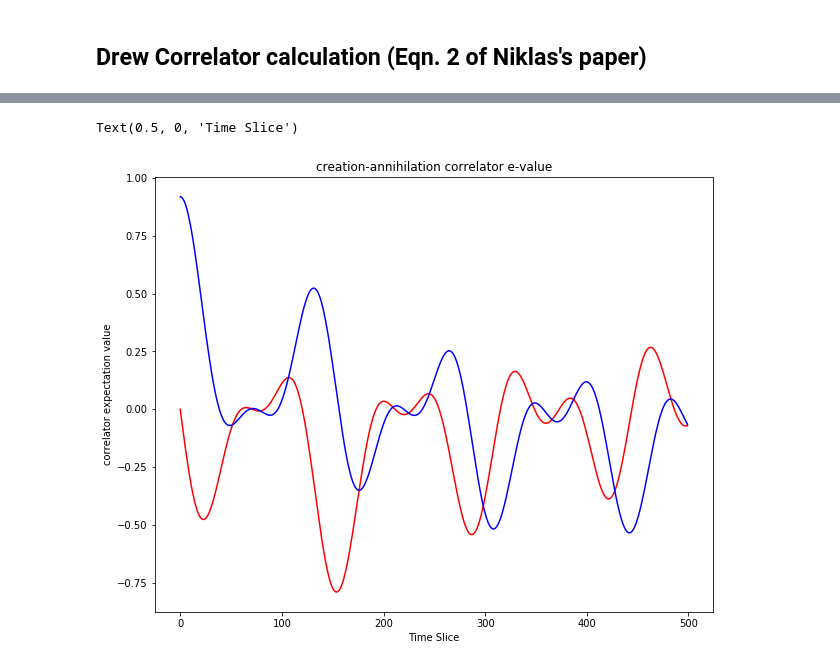
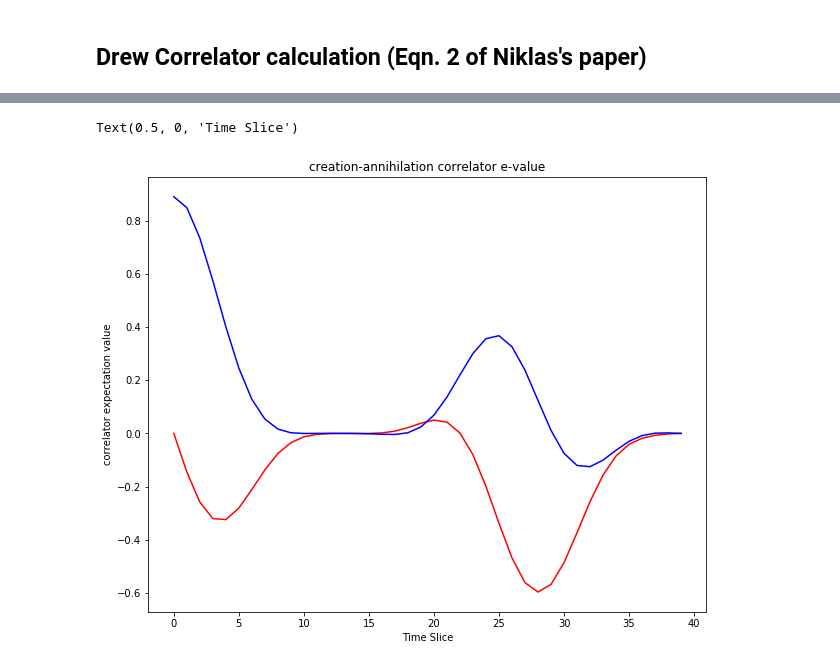
Before and after one commit to jacarolan/QuSpinLatticeFermions, a Jupyter notebook: U1_Theory.ipynb, the cells around one changed output, grey strips where cells are left out. Drawn from its saved outputs; the diff is of its cells as text; code cells hidden in the pictures.

```diff
--- a/U1_Theory.ipynb
+++ b/U1_Theory.ipynb
@@ -298,51 +282,44 @@ dtype_cmplx = np.result_type(dtype_real,np.complex64)
 # pre assign arrays
 times = np.arange(0,T,dt)                               # times
 H = hamiltonian(static_terms, dynamic_terms, basis=fermion_basis, dtype=np.float64)
-# time-evolution operator
-#expmiH = expm_multiply_parallel(H.tocsr(),a=-1j*dt,dtype=dtype_cmplx)
-#expiH = expm_multiply_parallel(H.tocsr(),a=1j*dt,dtype=dtype_cmplx)
+
 # array to store correlators expectations from psi(t,n) to psi(0,0)
 correlators = np.zeros((N,len(times)),dtype=np.complex128)
 
 P_Nhalf = fermion_basis.get_proj(dtype=np.float64)
 P_Nhalfminus1 = fermion_basis_m1.get_proj(dtype=np.float64)
 
-leftPsi=psi_i.copy().astype(np.complex128) #state for left-half of inner product
-rightPsi=psi_i.copy().astype(np.complex128) #state for right-half
-
-for n in range(N): #loop over all sites
-# n = 0
+for n in range(0, N, 2): #loop over all site pairings
     for i in range(len(times)): #loop over times (for annhilator location)
+        # Even Correlators
         leftPsi=psi_i.copy().astype(np.complex128) #state for left-half of inner product
         rightPsi=psi_i.copy().astype(np.complex128) #state for right-half
 
-#         print(P_Nhalf.shape)
-#         print(H.tocsr().shape)
-#         print(P_Nhalfminus1.shape)
-#         print((np.transpose(P_Nhalfminus1).dot(P_Nhalf.dot(H.tocsr().dot(np.transpose(P_Nhalf)))).dot(P_Nhalfminus1)).shape)
-#         print(np.transpose(P_Nhalfminus1).dot(P_Nhalf.dot(H.tocsr())))
         expmiH = expm_multiply_parallel((np.transpose(P_Nhalfminus1).dot(P_Nhalf.dot(H.tocsr().dot(np.transpose(P_Nhalf)))).dot(P_Nhalfminus1)),a=-1j*dt*i,dtype=dtype_cmplx)
         expiH = expm_multiply_parallel(H.tocsr(),a=1j*dt*i,dtype=dtype_cmplx)
 
         expiH.dot(leftPsi,overwrite_v=True)
-#         tempLpsi = leftPsi
         tempLpsi = np.transpose(P_Nhalfminus1).dot(annihilators[n].dot(P_Nhalf.dot(leftPsi)))
-#         tempLpsi = annihilators[n].matvec(leftPsi) # e^(-iHt) . psi_n . e^(iHt) |0> = |a>
-    #     an_mat = annihilators[3].matmat(np.eye(len(leftPsi), dtype=dtype_cmplx))
-    #     print(np.max(an_mat))
         expmiH.dot(tempLpsi,overwrite_v=True)
 
-        tempRpsi = np.transpose(P_Nhalfminus1).dot(c0_annihilator.dot(P_Nhalf.dot(rightPsi)))
-#         tempRpsi = c0_annihilator.dot(rightPsi) # |b>
-#         tempRpsi = rightPsi
+        tempRpsi = np.transpose(P_Nhalfminus1).dot(annihilators[0].dot(P_Nhalf.dot(rightPsi)))
 
         correlators[n,i] = np.conj(tempLpsi).dot(tempRpsi) # (<a|b>) <0| . e^(-iHt) . psi\dagger_n . e^(iHt) . psi(0,0) . |0>
-    #     correlators[n,i] = operator.expt_value(leftPsi,rightPsi,diagonal=False,check=True)
 
-correlators = correlators#/(len(times)/dt) # Averaging over N so that it is actually an expectation value
-#print("Correlators:",correlators) #This is expectation(correlators(n)) as a function
+        # Odd Correlators
+        leftPsi=psi_i.copy().astype(np.complex128) #state for left-half of inner product
+        rightPsi=psi_i.copy().astype(np.complex128) #state for right-half
+
+        expiH.dot(leftPsi,overwrite_v=True)
+        tempLpsi = np.transpose(P_Nhalfminus1).dot(annihilators[n+1].dot(P_Nhalf.dot(leftPsi)))
+        expmiH.dot(tempLpsi,overwrite_v=True)
+
+        tempRpsi = np.transpose(P_Nhalfminus1).dot(annihilators[1].dot(P_Nhalf.dot(rightPsi)))
+
+        correlators[n+1,i] = np.conj(tempLpsi).dot(tempRpsi) # (<a|b>) <0| . e^(-iHt) . psi\dagger_n . e^(iHt) . psi(0,0) . |0>
+
+# correlators = correlators#/(len(times)/dt) # Averaging over N so that it is actually an expectation value
 # END of time evolution
-print(correlators[0,:])
 # %% [output]
 Hermiticity check passed!
 Symmetry checks passed!
@@ -392,10 +354,10 @@ plt.plot(np.real(correlatorfft[:, list(range(0, int(T/dt), 1))]))
 # %%
-plt.plot(np.imag(correlators[0, list(range(0, int(T/dt), 1))]),color='red',label="Imaginary Part")
-plt.plot(np.real(correlators[0, list(range(0, int(T/dt), 1))]),color='blue',label="Real Part")
+plt.plot(np.imag(correlators[0, :]),color='red',label="Imaginary Part")
+plt.plot(np.real(correlators[0, :]),color='blue',label="Real Part")
 plt.title("creation-annihilation correlator e-value")
 plt.ylabel("correlator expectation value")
 plt.xlabel("Time Slice")
 # plt.figlegend()
 # %% [output]
 Text(0.5, 0, 'Time Slice')
-[figure, old version]
+[figure, new version]
```
Also changed, not shown: parts of 21 cells of this notebook.
